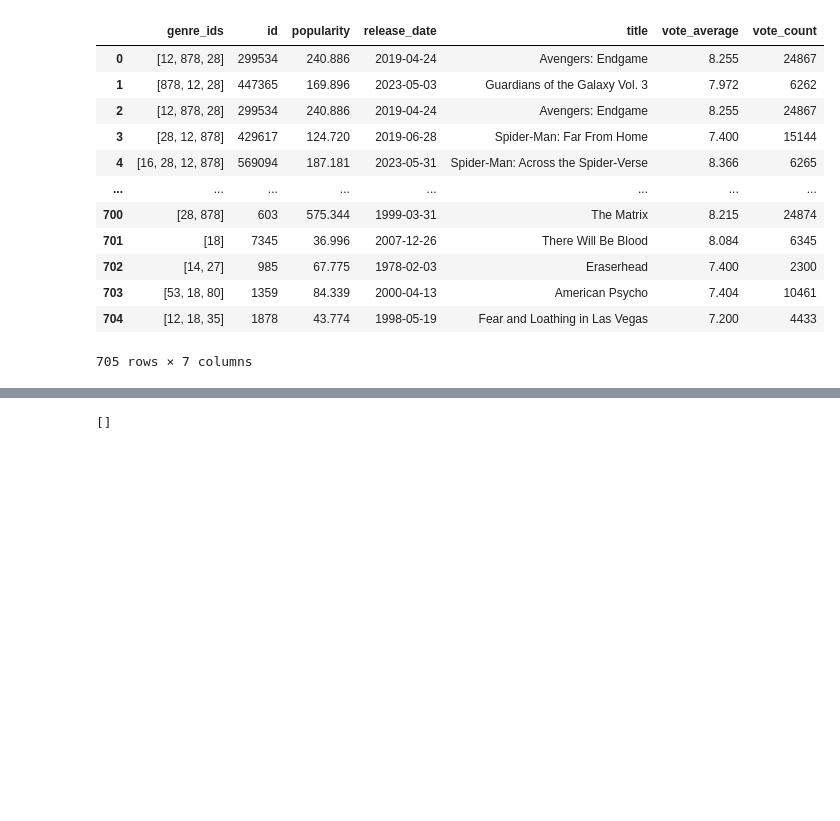
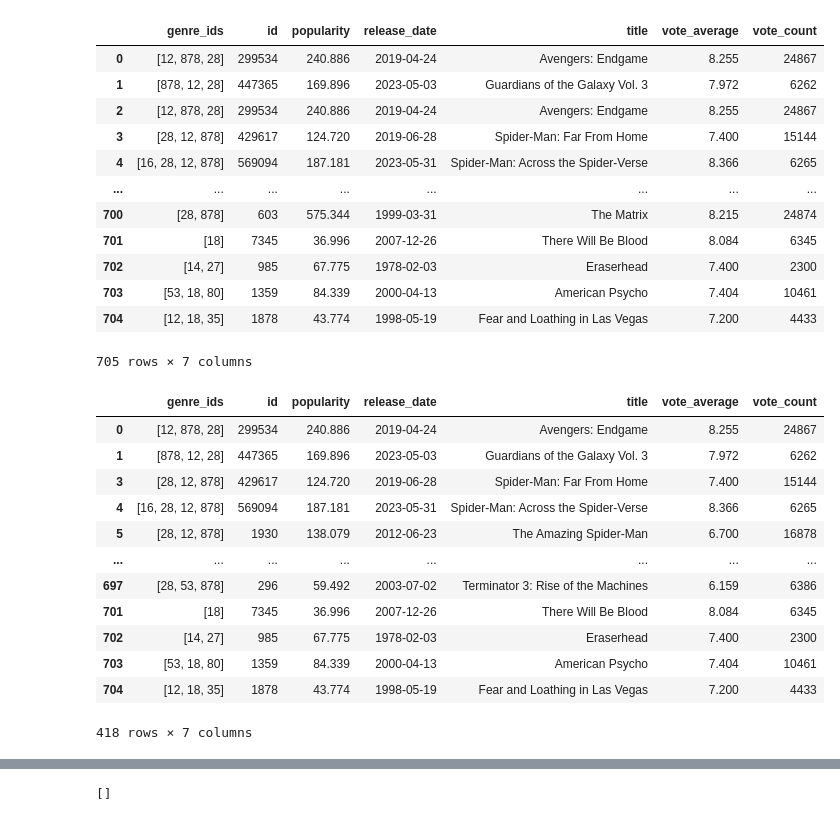
Before and after one commit to mlcuadra1/MBTI-movies-EDA, a Jupyter notebook: notebooks/Script 5 - TMDB-API.ipynb, the cells around one changed output, grey strips where cells are left out. Drawn from its saved outputs; the diff is of its cells as text; code cells hidden in the pictures; blank space fills up the shorter version.

```diff
--- a/notebooks/Script 5 - TMDB-API.ipynb
+++ b/notebooks/Script 5 - TMDB-API.ipynb
@@ -113,5 +113,22 @@ movie_details_df
 | 703 | [53, 18, 80] | 1359 | 84.339 | 2000-04-13 | American Psycho | 7.404 | 10461 |
 | 704 | [12, 18, 35] | 1878 | 43.774 | 1998-05-19 | Fear and Loathing in Las Vegas | 7.200 | 4433 |
 705 rows × 7 columns
+# %%
+unique_movies = movie_details_df.drop_duplicates('title')
+unique_movies
+# %% [output]
+|  | genre_ids | id | popularity | release_date | title | vote_average | vote_count |
+| 0 | [12, 878, 28] | 299534 | 240.886 | 2019-04-24 | Avengers: Endgame | 8.255 | 24867 |
+| 1 | [878, 12, 28] | 447365 | 169.896 | 2023-05-03 | Guardians of the Galaxy Vol. 3 | 7.972 | 6262 |
+| 3 | [28, 12, 878] | 429617 | 124.720 | 2019-06-28 | Spider-Man: Far From Home | 7.400 | 15144 |
+| 4 | [16, 28, 12, 878] | 569094 | 187.181 | 2023-05-31 | Spider-Man: Across the Spider-Verse | 8.366 | 6265 |
+| 5 | [28, 12, 878] | 1930 | 138.079 | 2012-06-23 | The Amazing Spider-Man | 6.700 | 16878 |
+| ... | ... | ... | ... | ... | ... | ... | ... |
+| 697 | [28, 53, 878] | 296 | 59.492 | 2003-07-02 | Terminator 3: Rise of the Machines | 6.159 | 6386 |
+| 701 | [18] | 7345 | 36.996 | 2007-12-26 | There Will Be Blood | 8.084 | 6345 |
+| 702 | [14, 27] | 985 | 67.775 | 1978-02-03 | Eraserhead | 7.400 | 2300 |
+| 703 | [53, 18, 80] | 1359 | 84.339 | 2000-04-13 | American Psycho | 7.404 | 10461 |
+| 704 | [12, 18, 35] | 1878 | 43.774 | 1998-05-19 | Fear and Loathing in Las Vegas | 7.200 | 4433 |
+418 rows × 7 columns
 # %%
 movie_details_df.to_csv('../data/Data - movie details.csv')
```
Also changed, not shown: parts of 1 cell of this notebook, 2 other files.
